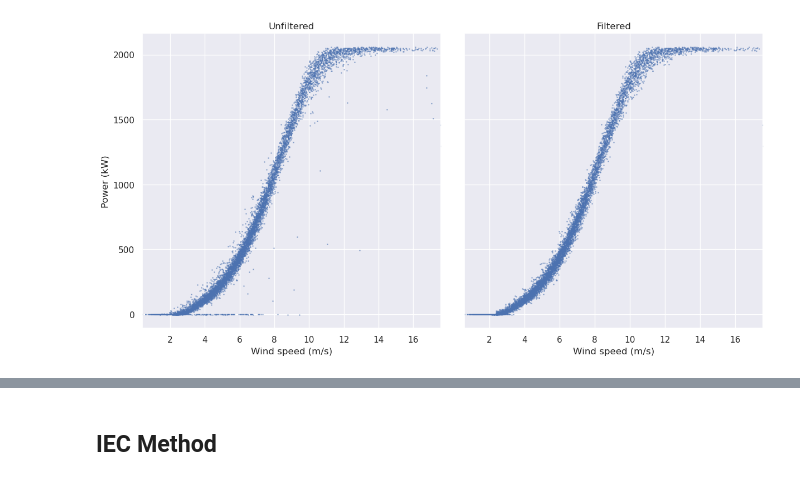
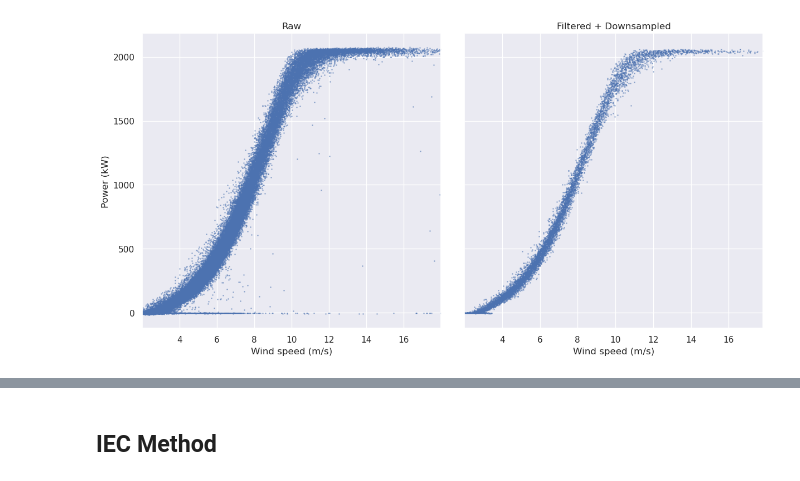
Before and after one commit to camirmas/REStats, a Jupyter notebook: REStats/notebooks/power_curve.ipynb, the cells around one changed output, grey strips where cells are left out. Saved outputs shown, nothing was run; the diff lists cells and outputs as text; code cells hidden in the pictures.

```diff
--- a/REStats/notebooks/power_curve.ipynb
+++ b/REStats/notebooks/power_curve.ipynb
@@ -22,29 +22,34 @@ figs = {}
 SAVE_FIGS = True
 # %%
 wt = load_SCADA(2020)
+cut_in = 2.0
+cut_out = 18.0
+wt = wt[(wt.wind_speed >= cut_in) & (wt.wind_speed < cut_out)]
 # %%
-cut_out = 17.6 # TODO: infer?
-wt_input = downsample(wt)
-wt_input = wt_input[wt_input.wind_speed <= cut_out]
+# 1. Filter outliers
+wt_filtered = filter_outliers(wt)
 
-wt_filtered = filter_outliers(wt_input)
-wt_filtered = wt_filtered.dropna()
-wt_std = standardize(wt_filtered)
+# 2. Downsample to 1h
+wt_input = downsample(wt_filtered)
+wt_input = wt_input.dropna()
+
+# 3. Standardize
+wt_std = standardize(wt_input)
 # %%
 filtered_pc, axes = plt.subplots(1, 2, figsize=(12, 6), sharey=True)
 filtered_pc.tight_layout()
 axes[0].set_ylabel("Power (kW)")
 for ax in axes:
     ax.set_xmargin(0)
     ax.set_xlabel("Wind speed (m/s)")
 
-axes[0].set_title("Unfiltered")
-axes[1].set_title("Filtered")
-axes[0].scatter(wt_input.wind_speed, wt_input.power, s=1, alpha=0.4)
-axes[1].scatter(wt_filtered.wind_speed, wt_filtered.power, s=1, alpha=0.4)
+axes[0].set_title("Raw")
+axes[1].set_title("Filtered + Downsampled")
+axes[0].scatter(wt.wind_speed, wt.power, s=1, alpha=0.4)
+axes[1].scatter(wt_input.wind_speed, wt_input.power, s=1, alpha=0.4)
 
 figs["filtered_pc"] = filtered_pc
 # %% [output]
-[figure, old version]
+[figure, new version]
 # %%
 kbd = KBinsDiscretizer(n_bins=20, encode="ordinal")
```
Also changed, not shown: parts of 16 cells of this notebook, 2 other files.
